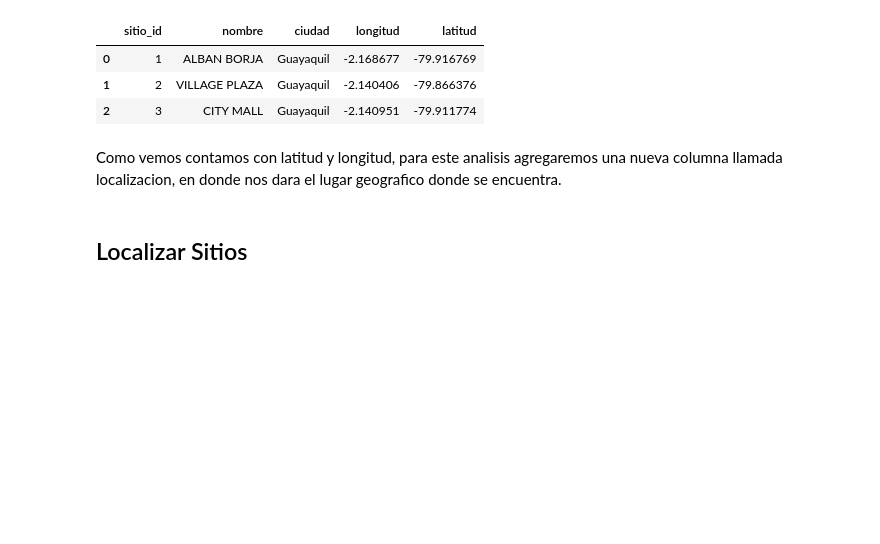
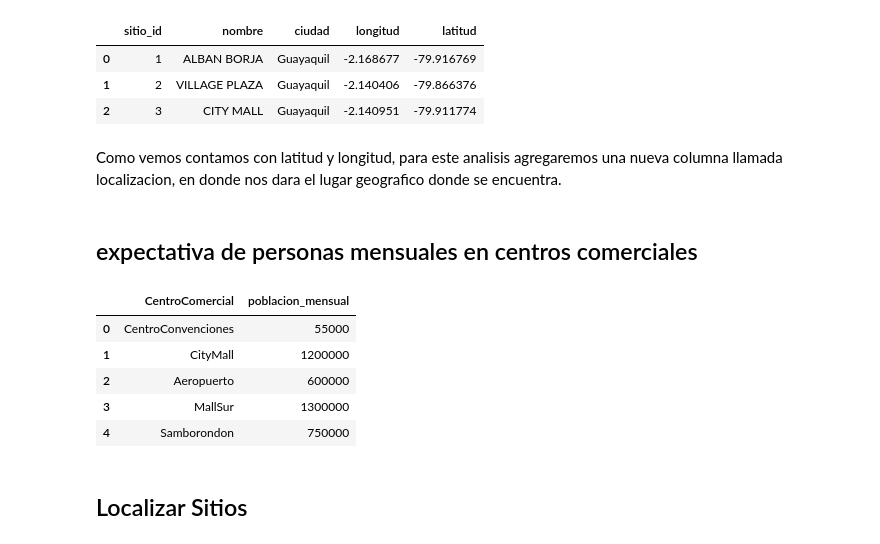
Before and after one commit to jlmasson/exploratorios_RF, a Jupyter notebook: VisualizacionesVistas2.ipynb, the cells around one changed output. Drawn from its saved outputs; the diff is of its cells as text; code cells hidden in the pictures; blank space fills up the shorter version.

```diff
--- a/VisualizacionesVistas2.ipynb
+++ b/VisualizacionesVistas2.ipynb
@@ -167,6 +167,18 @@ sitios.head(3)
 | 2 | 3 | CITY MALL | Guayaquil | -2.140951 | -79.911774 |
 # %% [markdown]
 Como vemos contamos con latitud y longitud, para este analisis agregaremos una nueva columna llamada localizacion, en donde nos dara el lugar geografico donde se encuentra.
+# %% [markdown]
+## expectativa de personas mensuales en centros comerciales
+# %%
+expectativa_cc = pd.DataFrame({"CentroComercial":["CentroConvenciones", "CityMall", "Aeropuerto", "MallSur", "Samborondon"], "poblacion_mensual":[55000,1200000,600000,1300000,750000]})
+expectativa_cc
+# %% [output]
+|  | CentroComercial | poblacion_mensual |
+| 0 | CentroConvenciones | 55000 |
+| 1 | CityMall | 1200000 |
+| 2 | Aeropuerto | 600000 |
+| 3 | MallSur | 1300000 |
+| 4 | Samborondon | 750000 |
 # %% [markdown]
 ## Localizar Sitios
 # %% [markdown]
```
Also changed, not shown: parts of 12 cells of this notebook.
